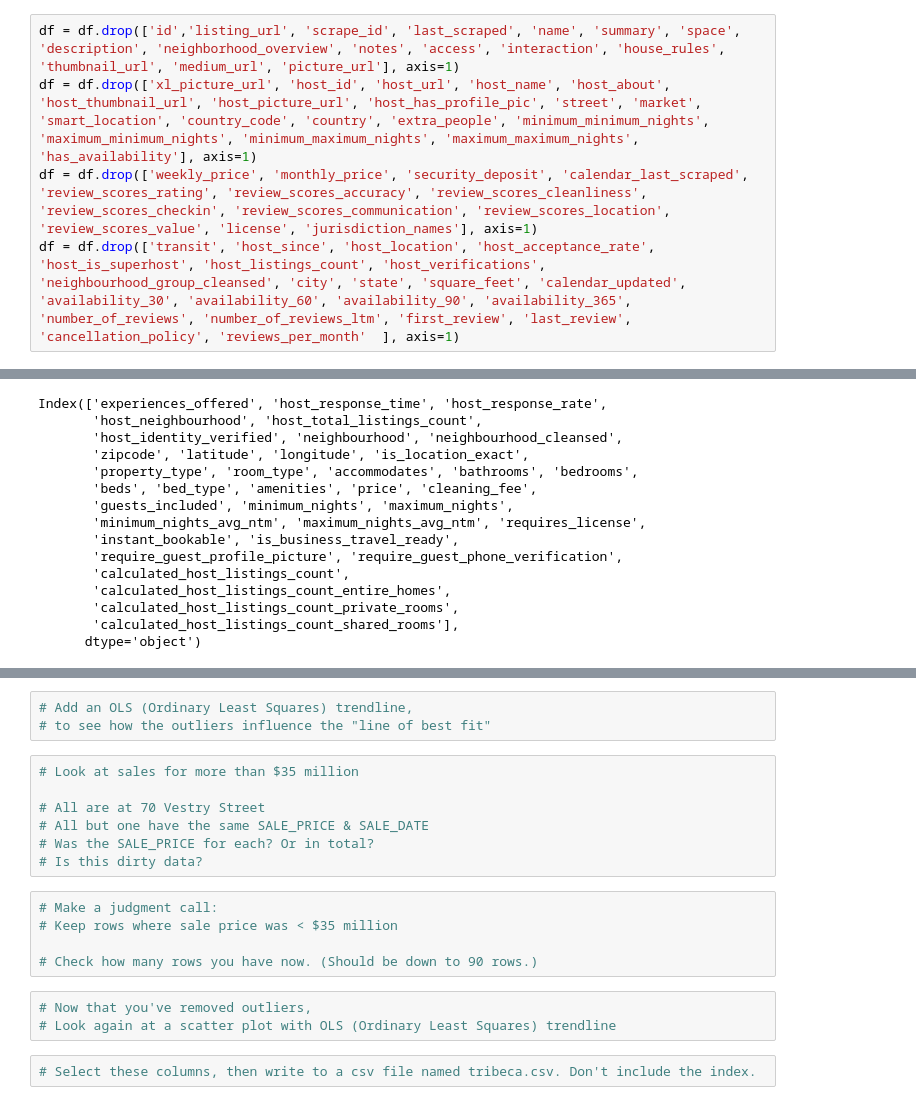
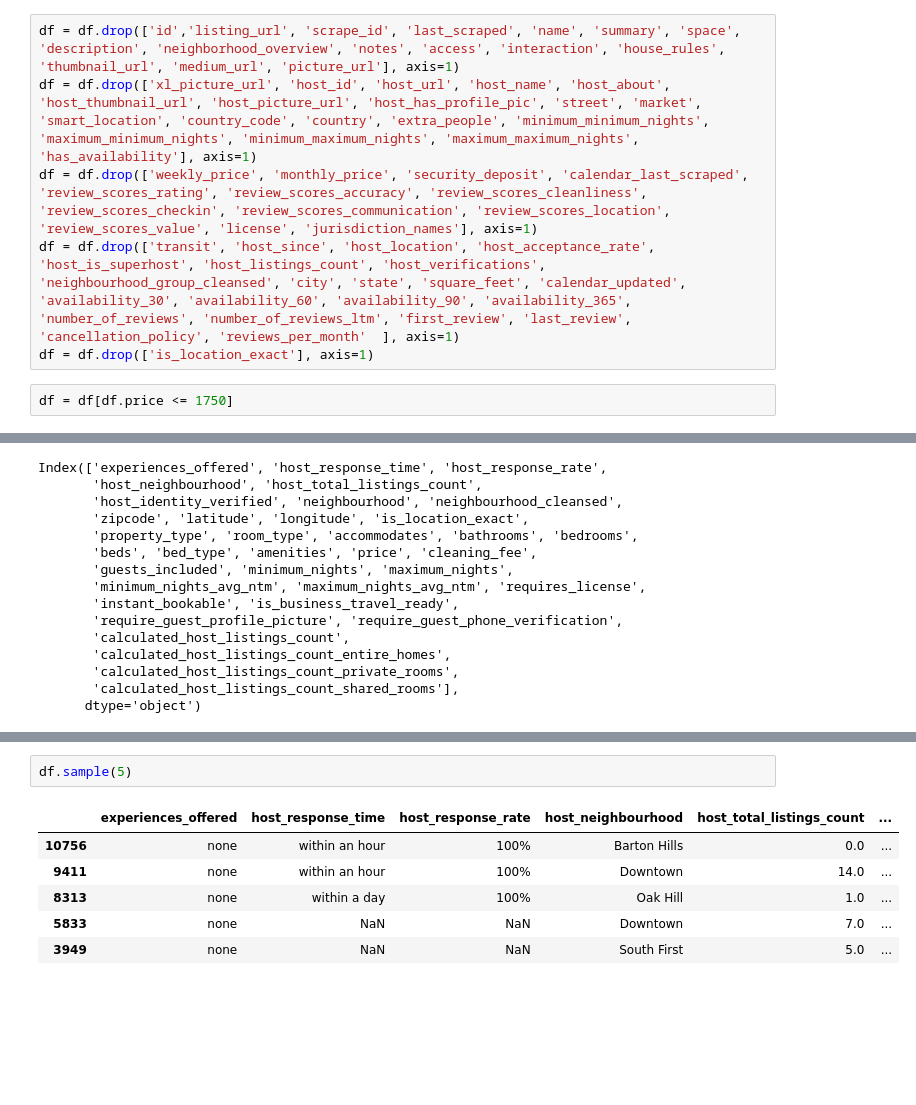
Before and after one commit to bjornlestrud/DS-Unit-2-Applied-Modeling, a Jupyter notebook: Bjorn_LS_DS_232_assignment.ipynb, the cells around one changed output, grey strips where cells are left out. Saved outputs shown, nothing was run; the diff lists cells and outputs as text; blank space fills up the shorter version.

```diff
--- a/Bjorn_LS_DS_232_assignment.ipynb
+++ b/Bjorn_LS_DS_232_assignment.ipynb
@@ -45,6 +45,9 @@ df = df.drop(['id','listing_url', 'scrape_id', 'last_scraped', 'name', 'summary'
 df = df.drop(['xl_picture_url', 'host_id', 'host_url', 'host_name', 'host_about', 'host_thumbnail_url', 'host_picture_url', 'host_has_profile_pic', 'street', 'market', 'smart_location', 'country_code', 'country', 'extra_people', 'minimum_minimum_nights', 'maximum_minimum_nights', 'minimum_maximum_nights', 'maximum_maximum_nights', 'has_availability'], axis=1)
 df = df.drop(['weekly_price', 'monthly_price', 'security_deposit', 'calendar_last_scraped', 'review_scores_rating', 'review_scores_accuracy', 'review_scores_cleanliness', 'review_scores_checkin', 'review_scores_communication', 'review_scores_location', 'review_scores_value', 'license', 'jurisdiction_names'], axis=1)
 df = df.drop(['transit', 'host_since', 'host_location', 'host_acceptance_rate', 'host_is_superhost', 'host_listings_count', 'host_verifications', 'neighbourhood_group_cleansed', 'city', 'state', 'square_feet', 'calendar_updated', 'availability_30', 'availability_60', 'availability_90', 'availability_365', 'number_of_reviews', 'number_of_reviews_ltm', 'first_review', 'last_review', 'cancellation_policy', 'reviews_per_month'  ], axis=1)
+df = df.drop(['is_location_exact'], axis=1)
+# %%
+df = df[df.price <= 1750]
 # %%
 df.columns
 # %% [output]
@@ -98,20 +73,9 @@ df.shape
-# %%
-# Add an OLS (Ordinary Least Squares) trendline,
-# to see how the outliers influence the "line of best fit"
-# %%
-# Look at sales for more than $35 million
-
-# All are at 70 Vestry Street
-# All but one have the same SALE_PRICE & SALE_DATE
-# Was the SALE_PRICE for each? Or in total?
-# Is this dirty data?
-# %%
-# Make a judgment call:
-# Keep rows where sale price was < $35 million
-
-# Check how many rows you have now. (Should be down to 90 rows.)
-# %%
-# Now that you've removed outliers,
-# Look again at a scatter plot with OLS (Ordinary Least Squares) trendline
-# %%
-# Select these columns, then write to a csv file named tribeca.csv. Don't include the index.
+# %%
+df.sample(5)
+# %% [output]
+|  | experiences_offered | host_response_time | host_response_rate | host_neighbourhood | host_total_listings_count | ... |
+| 10756 | none | within an hour | 100% | Barton Hills | 0.0 | ... |
+| 9411 | none | within an hour | 100% | Downtown | 14.0 | ... |
+| 8313 | none | within a day | 100% | Oak Hill | 1.0 | ... |
+| 5833 | none | NaN | NaN | Downtown | 7.0 | ... |
+| 3949 | none | NaN | NaN | South First | 5.0 | ... |
```
Also changed, not shown: parts of 30 cells of this notebook.
